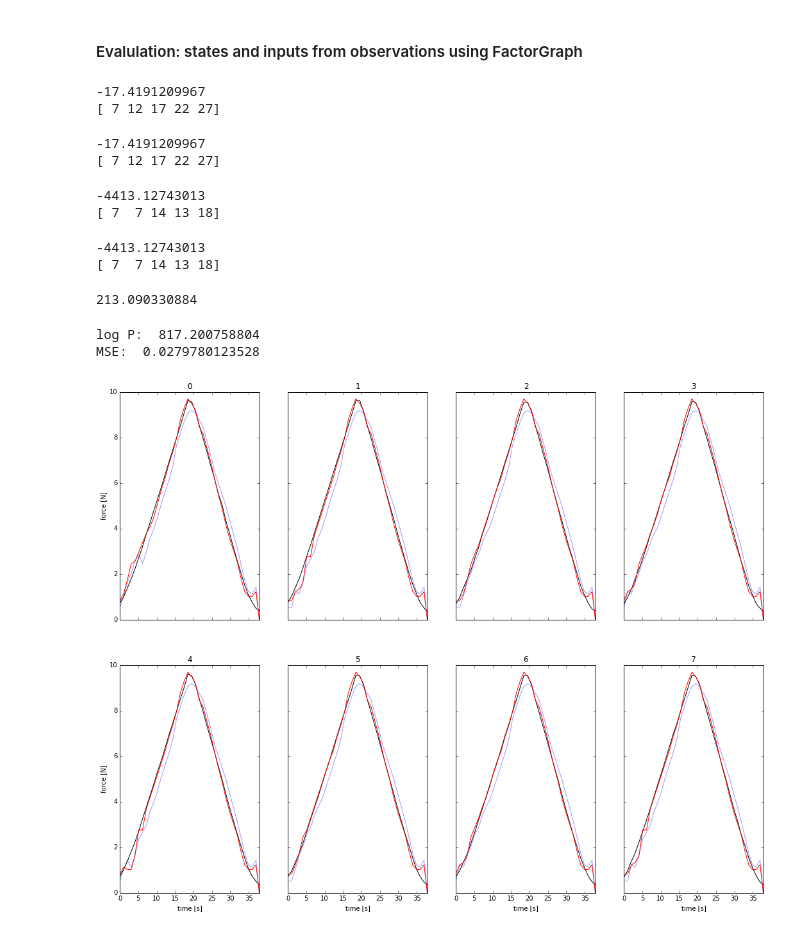
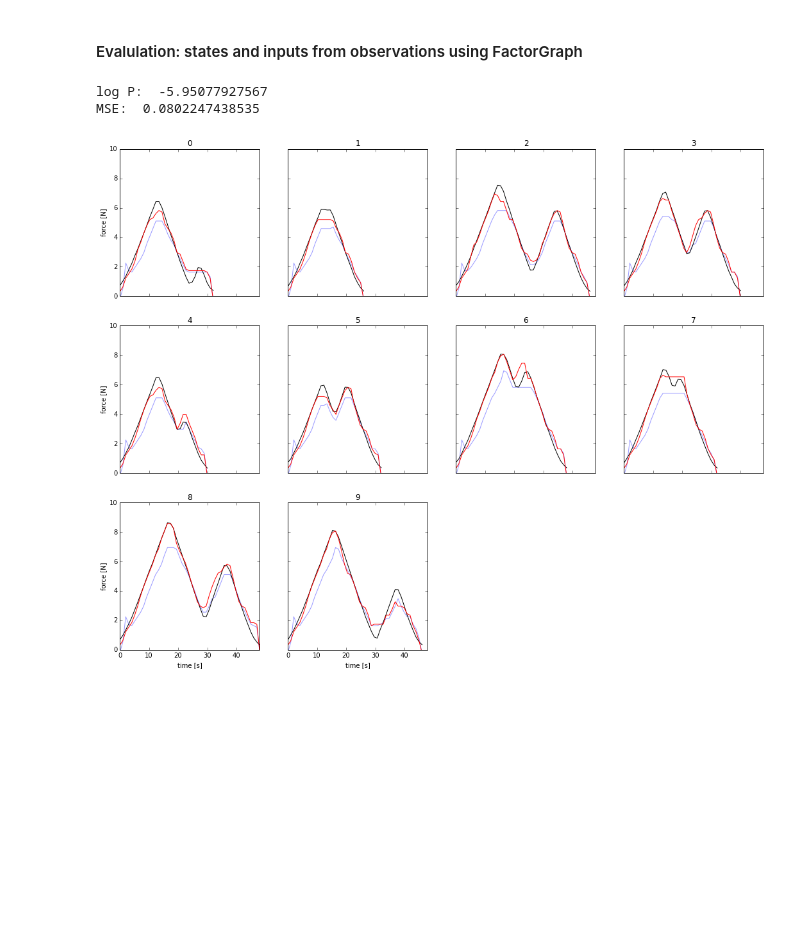
Before and after one commit to surban/ml, a Jupyter notebook: notebooks/Skin-Multifreq-ControlObservationChain-Factorgraph.ipynb, the cells around one changed output. Drawn from its saved outputs; the diff is of its cells as text; code cells hidden in the pictures; blank space fills up the shorter version.

```diff
--- a/notebooks/Skin-Multifreq-ControlObservationChain-Factorgraph.ipynb
+++ b/notebooks/Skin-Multifreq-ControlObservationChain-Factorgraph.ipynb
@@ -63,12 +63,21 @@ sc = ControlObservationChain(ws_base.discrete_force_states, ws_base.discrete_for
 # %% [markdown]
 ## Training of observation -> state model
 # %%
-ws_obs_trn = ws_linear_bidir
+ws_obs_trn = ws_hysteresis_100
+n_trn_points = 15
 
 states = ws_obs_trn.discrete_force['trn']
 observations = select_features(ws_obs_trn, ws_obs_trn.skin['trn'])
 valid = ws_obs_trn.valid['trn']
 
+print "available training points: ", states.shape[1]
+np.random.seed(100)
+selector = np.random.choice(states.shape[1], n_trn_points, replace=False)
+states = states[..., selector]
+observations = observations[..., selector]
+valid = valid[..., selector]
+print "used training points:      ", states.shape[1]
+
 sc.train_observations(states, observations, valid,
                       kernel=lambda: gpy.kern.rbf(n_features),
                       optimize_restarts=10)
@@ -142,6 +155,7 @@ sc.check_normalization()
 # %%
-ws_hys_tst = ws_linear_bidir
-prt = 'trn'
+logging.getLogger().setLevel(logging.WARN)
+ws_hys_tst = ws_hysteresis_100
+prt = 'val'
 
 discrete_force = ws_hys_tst.discrete_force[prt]
 observations = select_features(ws_hys_tst, ws_hys_tst.skin[prt])
@@ -152,6 +166,7 @@ p_states, p_log_p = iterate_over_samples(sc.most_probable_states_given_inputs, v
 
 print "MSE: ", multistep_error(ws_hys_tst.from_discrete_force(p_states),
                                ws_hys_tst.from_discrete_force(states), valid, mean_err=True)
+print p_log_p[0]
 
 n_plot_smpls = 42
 figsize(18,14)
@@ -192,77 +208,28 @@ MSE:  0.0501764247306
 # %% [markdown]
 #### Evalulation: states and inputs from observations using FactorGraph
-# %%
-#reload(ml.simple.conditional_chain)
-
-logging.getLogger().setLevel(logging.WARNING)
-p_states, p_discrete_force, p_log_p = sc.fg_most_probable_states_and_inputs_given_observations(observations[:, 0:5, 0])
-
-print p_log_p
-print p_states
-# %% [output]
--17.4191209967
-[ 7 12 17 22 27]
-# %%
-logging.getLogger().setLevel(logging.WARNING)
-p_states, p_discrete_force, p_log_p = sc.fg_most_probable_states_and_inputs_given_observations(observations[:, 0:5, 0],
-                                                                                                loopy_iters=10)
-print p_log_p
-print p_states
-# %% [output]
--17.4191209967
-[ 7 12 17 22 27]
-# %%
-logging.getLogger().setLevel(logging.WARNING)
-p_states, p_discrete_force, p_log_p = sc.fg_most_probable_states_and_inputs_given_observations(observations[:, 0:5, 0],
-                                                                                                loopy_iters=10, smooth_input=10)
-print p_log_p
-print p_states
-# %% [output]
--4413.12743013
-[ 7  7 14 13 18]
-# %%
-logging.getLogger().setLevel(logging.WARNING)
-p_states, p_discrete_force, p_log_p = sc.fg_most_probable_states_and_inputs_given_observations(observations[:, 0:5, 0],
-                                                                                                loopy_iters=10, smooth_input=10,
-                                                                                                prepass_non_loopy=True)
-print p_log_p
-print p_states
-# %% [output]
--4413.12743013
-[ 7  7 14 13 18]
-# %%
-logging.getLogger().setLevel(logging.WARNING)
-p_states, p_discrete_force, p_log_p = sc.fg_most_probable_states_and_inputs_given_observations(observations[:, :, 0],
-                                                                                               loopy_iters=2, smooth_input=10,
-                                                                                               prepass_non_loopy=True)
-print p_log_p
-# %% [output]
-213.090330884
 # %%
-#reload(ml.simple.conditional_chain)
-
 logging.getLogger().setLevel(logging.WARNING)
 
-force = ws_hys_tst.force[prt][..., 0:10]
-observations = select_features(ws_hys_tst, ws_hys_tst.skin[prt][..., 0:10])
-valid = ws_hys_tst.valid[prt][..., 0:10]
+force = ws_hys_tst.force[prt]
+observations = select_features(ws_hys_tst, ws_hys_tst.skin[prt])
+valid = ws_hys_tst.valid[prt]
 
 p_states, p_discrete_force, p_log_p = iterate_over_samples(sc.fg_most_probable_states_and_inputs_given_observations,
                                                            valid, observations, loopy_iters=4, smooth_input=10, prepass_non_loopy=True)
 p_force = ws_hys_tst.from_discrete_force(p_discrete_force)
 p_internal_force = ws_hys_tst.from_discrete_force(p_states)
 print "log P: ", p_log_p[0]
 
 print "MSE: ", multistep_error(p_force, force, valid, mean_err=True)
 
 n_plot_smpls = 42
 figsize(18,14)
 ml.apps.skin.timeseries.max_force = 10
 plot_multicurve_time(force[:, 0:n_plot_smpls], None, valid[:, 0:n_plot_smpls],
                      force_predicted=p_force[:, 0:n_plot_smpls],
                      force_real=p_internal_force[:, 0:n_plot_smpls],
                      timestep=ws_hys_tst.ds.timestep)
 # %% [output]
-log P:  817.200758804
-MSE:  0.0279780123528
+log P:  -5.95077927567
+MSE:  0.0802247438535
-[figure, old version]
+[figure, new version]
```
Also changed, not shown: parts of 4 cells of this notebook, 2 other files.
